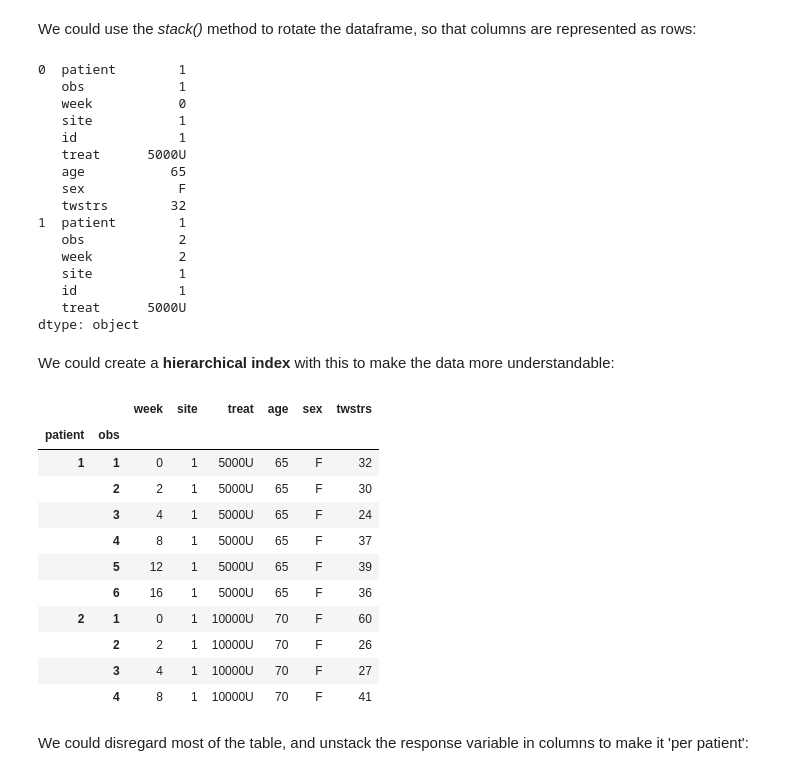
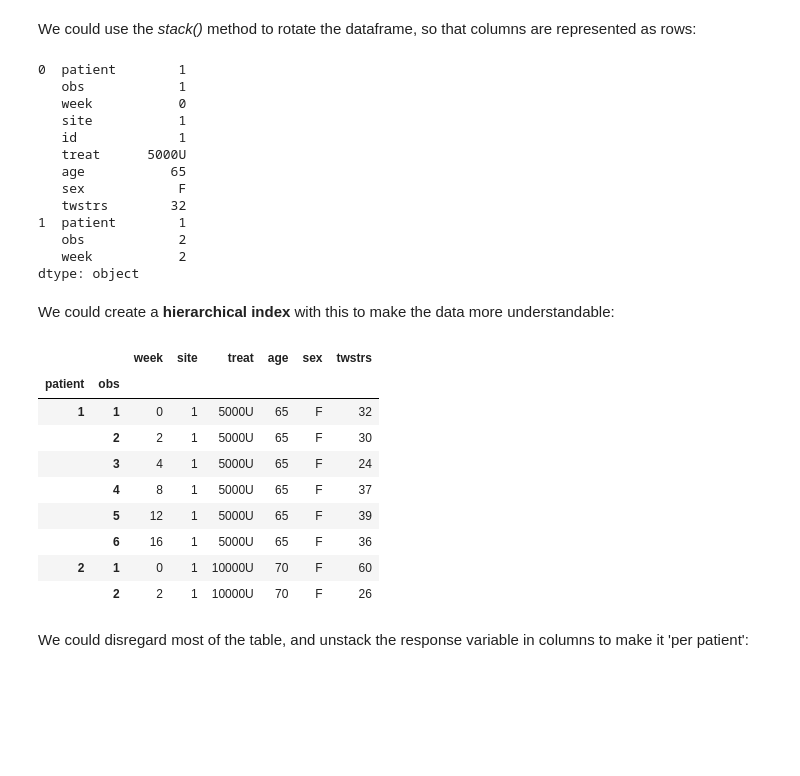
Before and after one commit to ecs-vlc/PythonTeaching, a Jupyter notebook: 03-Data/02 Pandas Intermediate.ipynb, the cells around one changed output. Saved outputs shown, nothing was run; the diff lists cells and outputs as text; code cells hidden in the pictures; blank space fills up the shorter version.

```diff
--- a/03-Data/02 Pandas Intermediate.ipynb
+++ b/03-Data/02 Pandas Intermediate.ipynb
@@ -206,7 +1275,7 @@ cdystonia.head(10)
 # %% [markdown]
 We could use the *stack()* method to rotate the dataframe, so that columns are represented as rows:
 # %%
-cdystonia.stack().head(15)
+cdystonia.stack().head(12)
 # %% [output]
 0  patient        1
    obs            1
@@ -220,28 +1289,23 @@ cdystonia.stack().head(15)
 1  patient        1
    obs            2
    week           2
-   site           1
-   id             1
-   treat      5000U
 dtype: object
 # %% [markdown]
 We could create a **hierarchical index** with this to make the data more understandable:
 # %%
 cdystonia2 = cdystonia.set_index(['patient','obs']).drop("id",axis=1)
-cdystonia2.head(10)
+cdystonia2.head(8)
 # %% [output]
 |  |  | week | site | treat | age | sex | twstrs |
 | patient | obs |  |  |  |  |  |  |
 | 1 | 1 | 0 | 1 | 5000U | 65 | F | 32 |
 |  | 2 | 2 | 1 | 5000U | 65 | F | 30 |
 |  | 3 | 4 | 1 | 5000U | 65 | F | 24 |
 |  | 4 | 8 | 1 | 5000U | 65 | F | 37 |
 |  | 5 | 12 | 1 | 5000U | 65 | F | 39 |
 |  | 6 | 16 | 1 | 5000U | 65 | F | 36 |
 | 2 | 1 | 0 | 1 | 10000U | 70 | F | 60 |
 |  | 2 | 2 | 1 | 10000U | 70 | F | 26 |
-|  | 3 | 4 | 1 | 10000U | 70 | F | 27 |
-|  | 4 | 8 | 1 | 10000U | 70 | F | 41 |
 # %% [markdown]
 We could disregard most of the table, and unstack the response variable in columns to make it 'per patient':
 # %%
```
Also changed, not shown: parts of 126 cells of this notebook, 8 other files.
